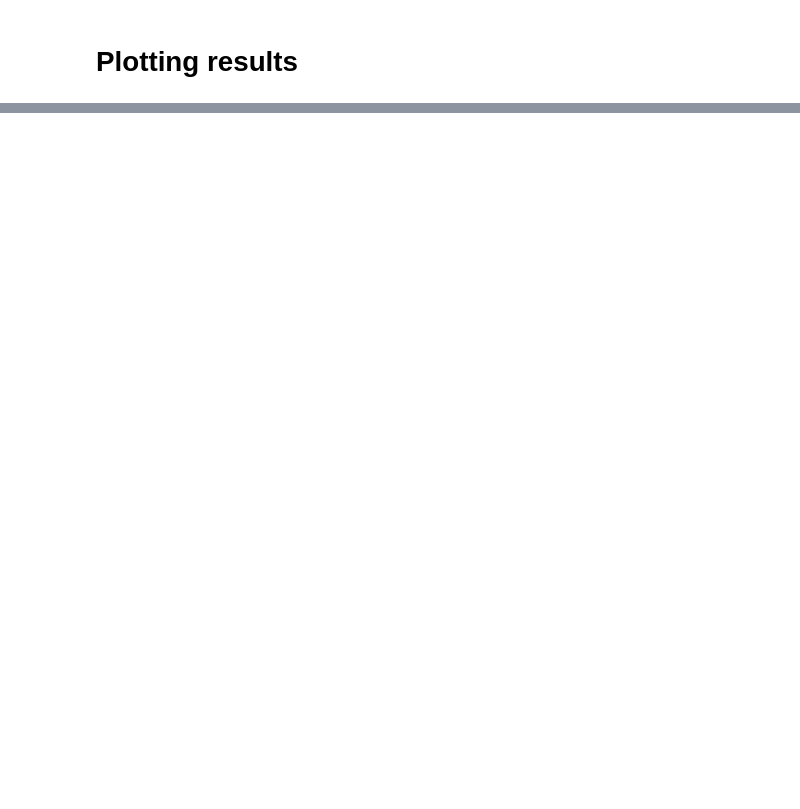
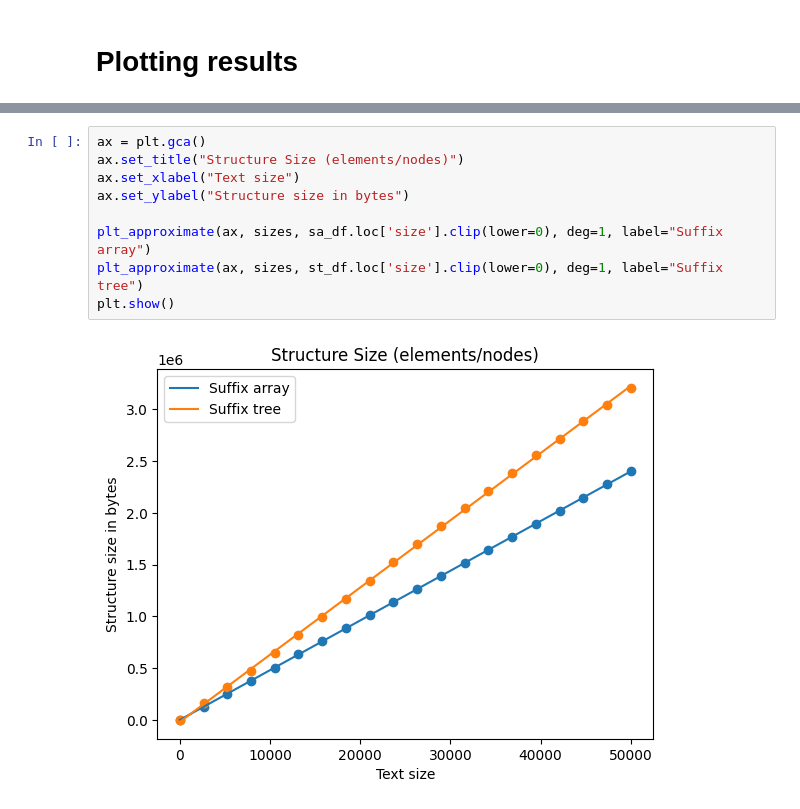
Before and after one commit to NCCMNT/Text-Algorithms, a Jupyter notebook: lab5/suffix_structure_compare.ipynb, the cells around one changed output, grey strips where cells are left out. Saved outputs shown, nothing was run; the diff lists cells and outputs as text; blank space fills up the shorter version.

```diff
--- a/lab5/suffix_structure_compare.ipynb
+++ b/lab5/suffix_structure_compare.ipynb
@@ -111,0 +194,11 @@ plt.show()
+# %%
+ax = plt.gca()
+ax.set_title("Structure Size (elements/nodes)")
+ax.set_xlabel("Text size")
+ax.set_ylabel("Structure size in bytes")
+
+plt_approximate(ax, sizes, sa_df.loc['size'].clip(lower=0), deg=1, label="Suffix array")
+plt_approximate(ax, sizes, st_df.loc['size'].clip(lower=0), deg=1, label="Suffix tree")
+plt.show()
+# %% [output]
+[figure, added]
```
Also changed, not shown: parts of 16 cells of this notebook, 4 other files.
